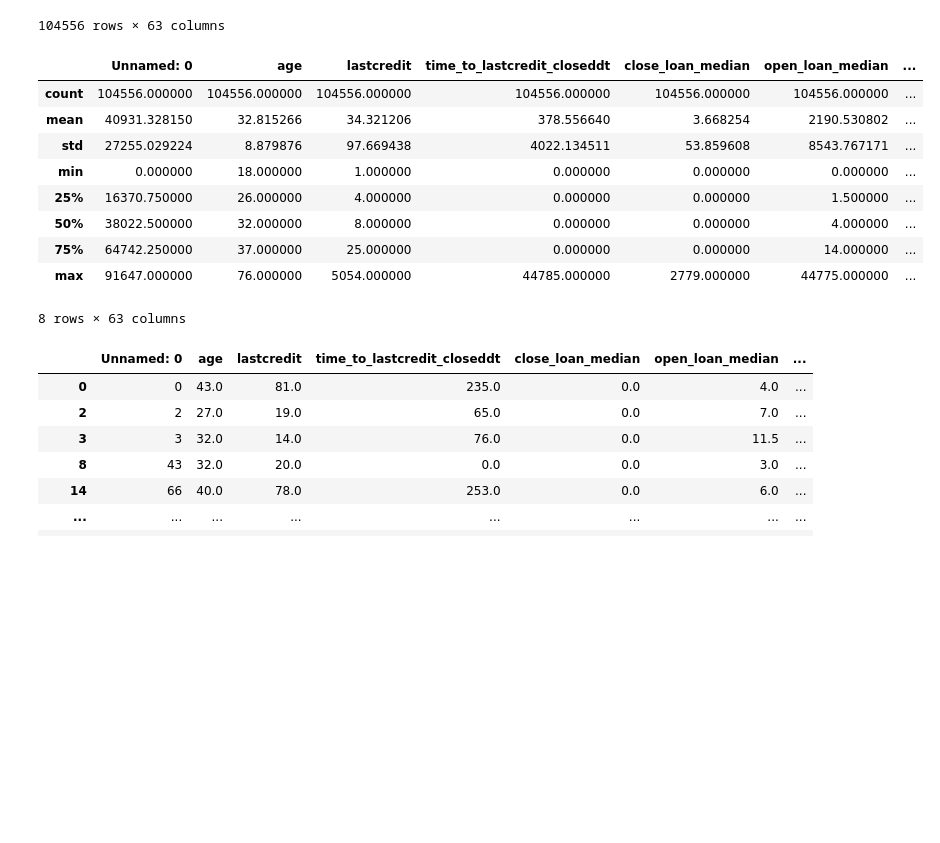
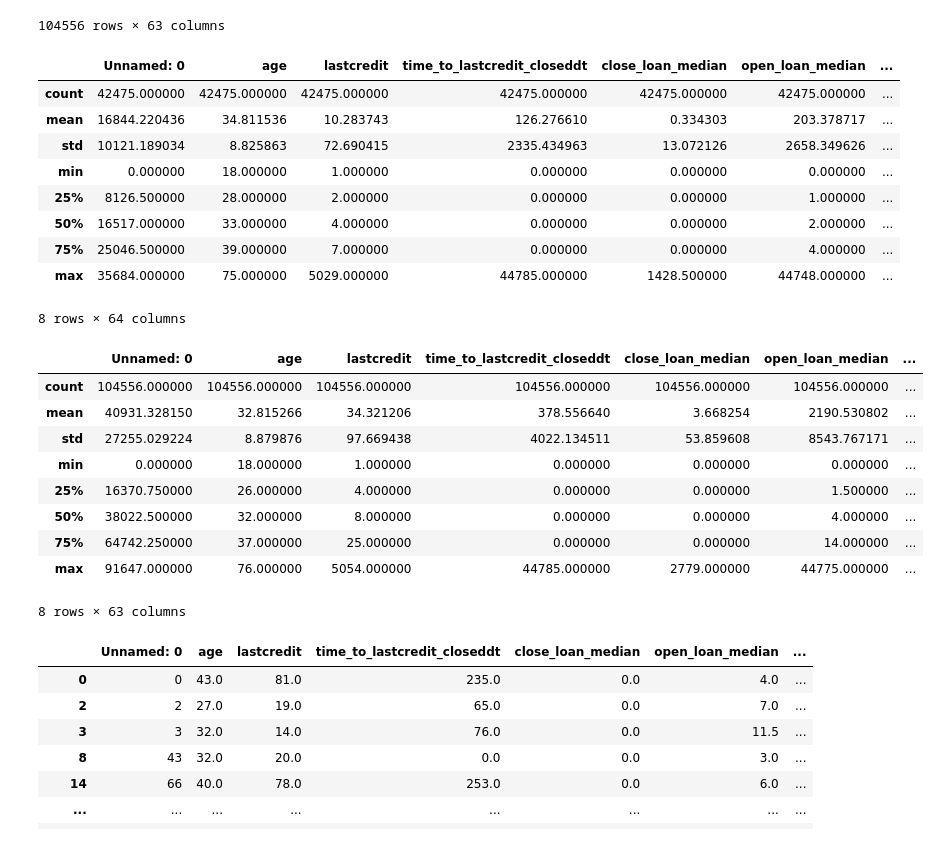
Before and after one commit to EvgeniiMileshin/scor_test, a Jupyter notebook: test.ipynb, the cells around one changed output. Cells and saved outputs as stored; diff of their text form; code cells hidden in the pictures; blank space fills up the shorter version.

```diff
--- a/test.ipynb
+++ b/test.ipynb
@@ -233,19 +233,29 @@ Name: nans, dtype: int64
 | 106510 | 91647 | 37.0 | 5.0 | 0.0 | 0.0 | 3.0 | ... |
 104556 rows × 63 columns
 # %%
-df_credit.describe(include = "all")
-df_reject.describe(include = "all")
+display(df_credit.describe(include = "all"))
+display(df_reject.describe(include = "all"))
 # %% [output]
 |  | Unnamed: 0 | age | lastcredit | time_to_lastcredit_closeddt | close_loan_median | open_loan_median | ... |
-| count | 104556.000000 | 104556.000000 | 104556.000000 | 104556.000000 | 104556.000000 | 104556.000000 | ... |
-| mean | 40931.328150 | 32.815266 | 34.321206 | 378.556640 | 3.668254 | 2190.530802 | ... |
-| std | 27255.029224 | 8.879876 | 97.669438 | 4022.134511 | 53.859608 | 8543.767171 | ... |
+| count | 42475.000000 | 42475.000000 | 42475.000000 | 42475.000000 | 42475.000000 | 42475.000000 | ... |
+| mean | 16844.220436 | 34.811536 | 10.283743 | 126.276610 | 0.334303 | 203.378717 | ... |
+| std | 10121.189034 | 8.825863 | 72.690415 | 2335.434963 | 13.072126 | 2658.349626 | ... |
 | min | 0.000000 | 18.000000 | 1.000000 | 0.000000 | 0.000000 | 0.000000 | ... |
-| 25% | 16370.750000 | 26.000000 | 4.000000 | 0.000000 | 0.000000 | 1.500000 | ... |
-| 50% | 38022.500000 | 32.000000 | 8.000000 | 0.000000 | 0.000000 | 4.000000 | ... |
-| 75% | 64742.250000 | 37.000000 | 25.000000 | 0.000000 | 0.000000 | 14.000000 | ... |
-| max | 91647.000000 | 76.000000 | 5054.000000 | 44785.000000 | 2779.000000 | 44775.000000 | ... |
+| 25% | 8126.500000 | 28.000000 | 2.000000 | 0.000000 | 0.000000 | 1.000000 | ... |
+| 50% | 16517.000000 | 33.000000 | 4.000000 | 0.000000 | 0.000000 | 2.000000 | ... |
+| 75% | 25046.500000 | 39.000000 | 7.000000 | 0.000000 | 0.000000 | 4.000000 | ... |
+| max | 35684.000000 | 75.000000 | 5029.000000 | 44785.000000 | 1428.500000 | 44748.000000 | ... |
-8 rows × 63 columns
+8 rows × 64 columns
+|  | Unnamed: 0 | age | lastcredit | time_to_lastcredit_closeddt | close_loan_median | open_loan_median | ... |
+| count | 104556.000000 | 104556.000000 | 104556.000000 | 104556.000000 | 104556.000000 | 104556.000000 | ... |
+| mean | 40931.328150 | 32.815266 | 34.321206 | 378.556640 | 3.668254 | 2190.530802 | ... |
+| std | 27255.029224 | 8.879876 | 97.669438 | 4022.134511 | 53.859608 | 8543.767171 | ... |
+| min | 0.000000 | 18.000000 | 1.000000 | 0.000000 | 0.000000 | 0.000000 | ... |
+| 25% | 16370.750000 | 26.000000 | 4.000000 | 0.000000 | 0.000000 | 1.500000 | ... |
+| 50% | 38022.500000 | 32.000000 | 8.000000 | 0.000000 | 0.000000 | 4.000000 | ... |
+| 75% | 64742.250000 | 37.000000 | 25.000000 | 0.000000 | 0.000000 | 14.000000 | ... |
+| max | 91647.000000 | 76.000000 | 5054.000000 | 44785.000000 | 2779.000000 | 44775.000000 | ... |
+8 rows × 63 columns
 # %%
 # посмотрим на выбросы
 df_credit.query('lastcredit > 10')
```
Also changed, not shown: parts of 17 cells of this notebook.
